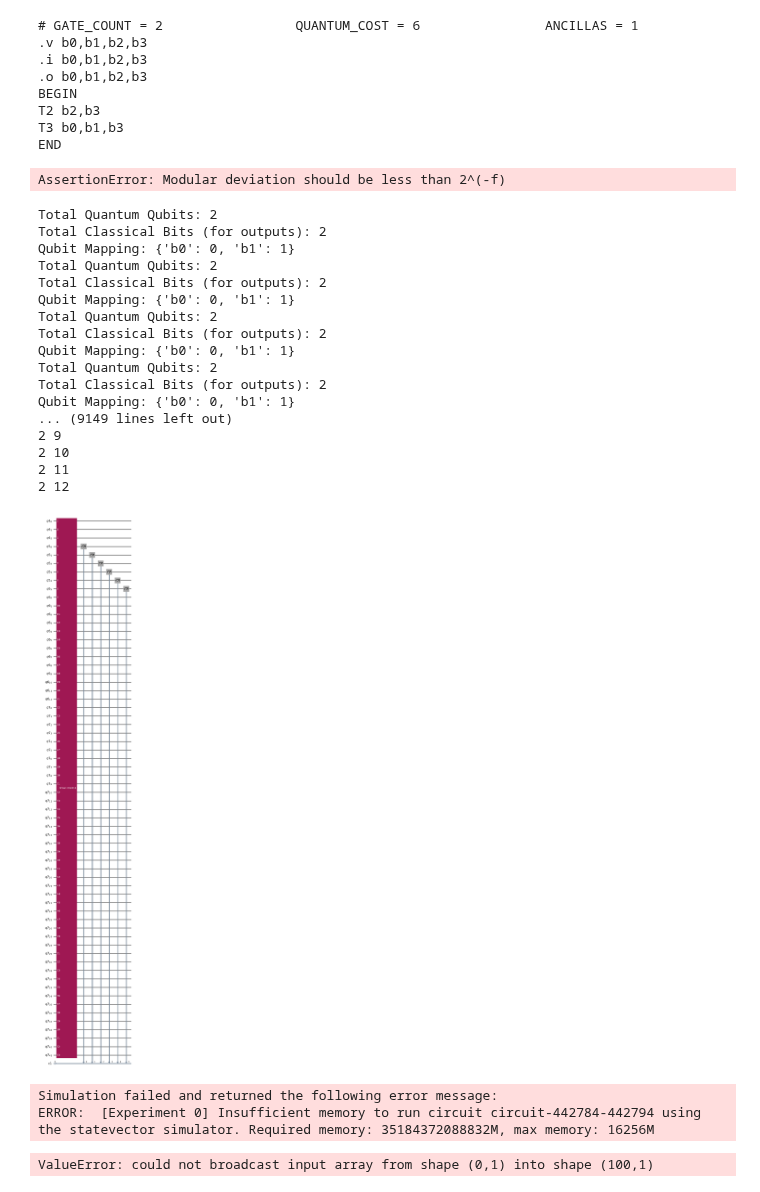
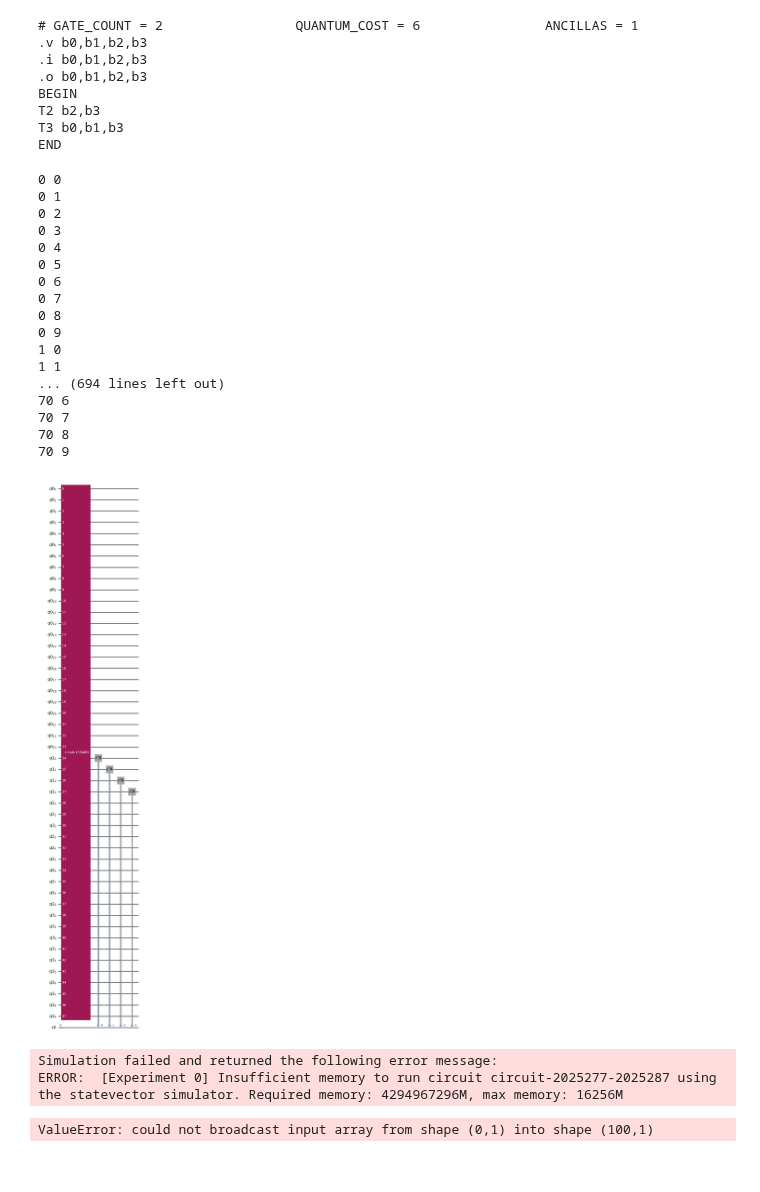
Before and after one commit to Flirm/quantum-circuits-implementation, a Jupyter notebook: implementations/aprox_residue_arithmetic/notebooks/approx_residue_exp.ipynb, the cells around one changed output. Cells and saved outputs as stored; diff of their text form; code cells hidden in the pictures.

```diff
--- a/implementations/aprox_residue_arithmetic/notebooks/approx_residue_exp.ipynb
+++ b/implementations/aprox_residue_arithmetic/notebooks/approx_residue_exp.ipynb
@@ -3429,7 +3429,17 @@ help: ────────┤7             ├┤7             ├┤7
 # %%
 import sympy
 
-def approx_mod_exp(N:int, f:int, g:int, exp_size:int):
+N = 2491 # 53 * 47 | 12 bits
+#primos de 10 bits, tem desvio modular < 2^(-4)
+P = [521, 523, 541, 547, 557, 563, 569, 571, 577, 587, 593, 599, 601, 607, 613, 617, 619, 631, 641,
+     643, 647, 653, 659, 661, 673, 677, 683, 691, 701, 709, 719, 727, 733, 739, 743, 751, 757, 761,
+     769, 773, 787, 797, 809, 811, 821, 823, 827, 829, 839, 853, 857, 859, 863, 877, 881, 883, 887,
+     907, 911, 919, 929, 937, 941, 947, 953, 967, 971, 977, 983, 991, 997]
+g = 2
+f = 4
+exp_size = 12 * 2
+
+def approx_mod_exp(N:int, f:int, g:int, exp_size:int, P: list[int]):
     """
     N: mod
     g: exp base for g^e mod N
@@ -3439,16 +3449,13 @@ def approx_mod_exp(N:int, f:int, g:int, exp_size:int):
     n = int(log2(N)) + 1
     #P, L, d, max_ell = get_primes(N, exp_size, f) #prime set, pset product, P mod deviation, max bits used from p in P
 
-    ###--------------------------###
-    P = [13,17,73]
     L = math.prod(P)
     max_ell = max(p.bit_length() for p in P)
-    ###--------------------------###
 
     t = n - f #number of bits to be truncated
     #u, C = get_constants(L, P, N, f) #get lists containing constans uj and Cjk
 
-    assert modular_deviation(L, N) < 2**(-f), "Modular deviation should be less than 2^(-f)"
+    assert modular_deviation(L, N) < 2**(-f), f"Modular deviation should be less than 2^(-f) {modular_deviation(L, N)}"
     assert L >= N**exp_size, "2"
     assert (L % N) < (N >> f), "3"
     assert L == lcm(*P) and L >= N**exp_size and (L % N) < (N >> f), "L should be a prime prod, grater than N^m and its modulo N should be less than the f truncation of N"
@@ -3477,7 +3484,7 @@ def approx_mod_exp(N:int, f:int, g:int, exp_size:int):
 
             mult = ctrl_mult_mod(max_ell, r_jk, p)
             #using reg_out as ancilla for now because the bit is cleared after the operation
-            quantum_circuit.append(mult, reg_e[k:k+1] + reg_res[:] + reg_aux[0:max_ell] + reg_out[0:1])
+            quantum_circuit.append(mult, reg_e[k:k+1] + reg_res[:] + reg_aux[:] + reg_out[0:2])
 
 
             #mult = win_mult_mod(p, 1, max_ell, r_jk)
@@ -3500,39 +3507,37 @@ def approx_mod_exp(N:int, f:int, g:int, exp_size:int):
 
     return quantum_circuit
 
-approx_mod_exp(5, 1, 2, 6).draw("mpl")
+aprox_exp = approx_mod_exp(N, f, g, exp_size, P)
 # %% [output]
-AssertionError: Modular deviation should be less than 2^(-f)
+0 0
+0 1
+0 2
+0 3
+0 4
+0 5
+0 6
+0 7
+0 8
+0 9
+1 0
+1 1
+... (694 lines left out)
+70 6
+70 7
+70 8
+70 9
 # %%
-c = approx_mod_exp(1001, 6, 2, 3)
-reg_e = QuantumRegister(3)
-reg_out = QuantumRegister(6)
-reg_res = QuantumRegister(13)
-reg_aux = QuantumRegister(42)
-clas = ClassicalRegister(6)
+reg_e = QuantumRegister(24)
+reg_out = QuantumRegister(4)
+reg_res = QuantumRegister(10)
+reg_aux = QuantumRegister(10)
+clas = ClassicalRegister(4)
 qc = QuantumCircuit(reg_e, reg_out, reg_res, reg_aux, clas)
-qc.append(c, reg_e[:] + reg_out[:] + reg_res[:] + reg_aux[:])
+qc.append(aprox_exp, reg_e[:] + reg_out[:] + reg_res[:] + reg_aux[:])
 qc.measure(reg_out, clas)
 qc.draw("mpl")
 # %% [output]
-Total Quantum Qubits: 2
-Total Classical Bits (for outputs): 2
-Qubit Mapping: {'b0': 0, 'b1': 1}
-Total Quantum Qubits: 2
-Total Classical Bits (for outputs): 2
-Qubit Mapping: {'b0': 0, 'b1': 1}
-Total Quantum Qubits: 2
-Total Classical Bits (for outputs): 2
-Qubit Mapping: {'b0': 0, 'b1': 1}
-Total Quantum Qubits: 2
-Total Classical Bits (for outputs): 2
-Qubit Mapping: {'b0': 0, 'b1': 1}
-... (9149 lines left out)
-2 9
-2 10
-2 11
-2 12
-[figure, old version]
+[figure, new version]
 # %%
 from qiskit_aer import AerSimulator
 
@@ -3549,5 +3554,5 @@ job = sampler.run([qc1], shots=100)
 counts = job.result()[0].data.clas.get_int_counts()
 # %% [output]
 Simulation failed and returned the following error message:
-ERROR:  [Experiment 0] Insufficient memory to run circuit circuit-442784-442794 using the statevector simulator. Required memory: 35184372088832M, max memory: 16256M
+ERROR:  [Experiment 0] Insufficient memory to run circuit circuit-2025277-2025287 using the statevector simulator. Required memory: 4294967296M, max memory: 16256M
 ValueError: could not broadcast input array from shape (0,1) into shape (100,1)
```
Also changed, not shown: parts of 1 cell of this notebook.
